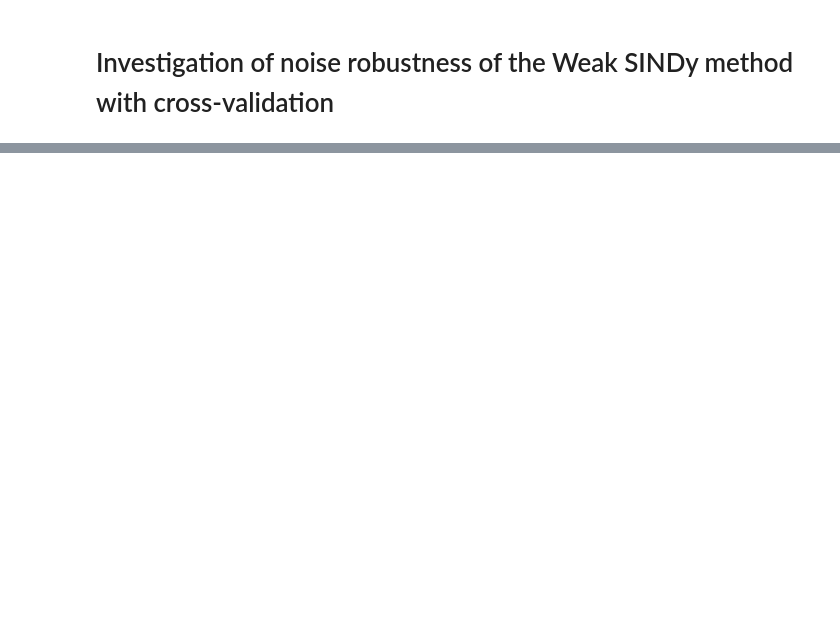
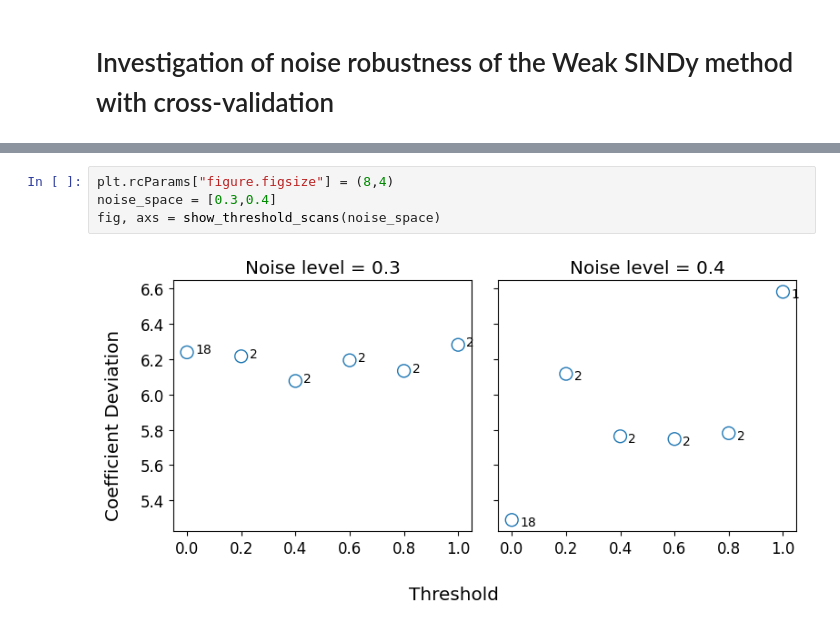
Before and after one commit to zbrookshowe/yukawa-sindy, a Jupyter notebook: paper_results/weak_noise_robustness.ipynb, the cells around one changed output, grey strips where cells are left out. Saved outputs shown, nothing was run; the diff lists cells and outputs as text; blank space fills up the shorter version.

```diff
--- a/paper_results/weak_noise_robustness.ipynb
+++ b/paper_results/weak_noise_robustness.ipynb
@@ -17,0 +145,6 @@ with open('scaling_const.float', 'rb') as f:
+# %%
+plt.rcParams["figure.figsize"] = (8,4)
+noise_space = [0.3,0.4]
+fig, axs = show_threshold_scans(noise_space)
+# %% [output]
+[figure, added]
```
Also changed, not shown: parts of 17 cells of this notebook, 9 other files.
